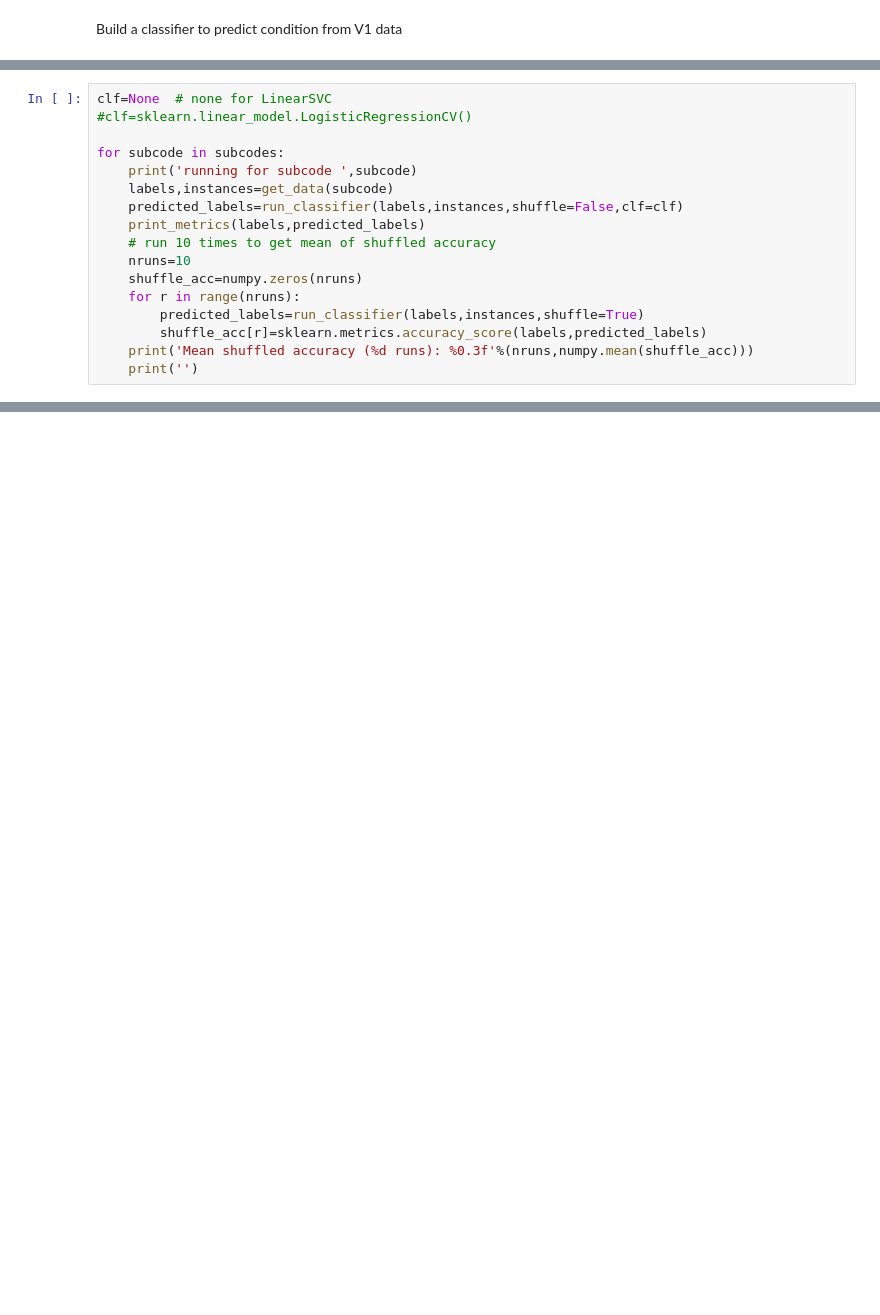
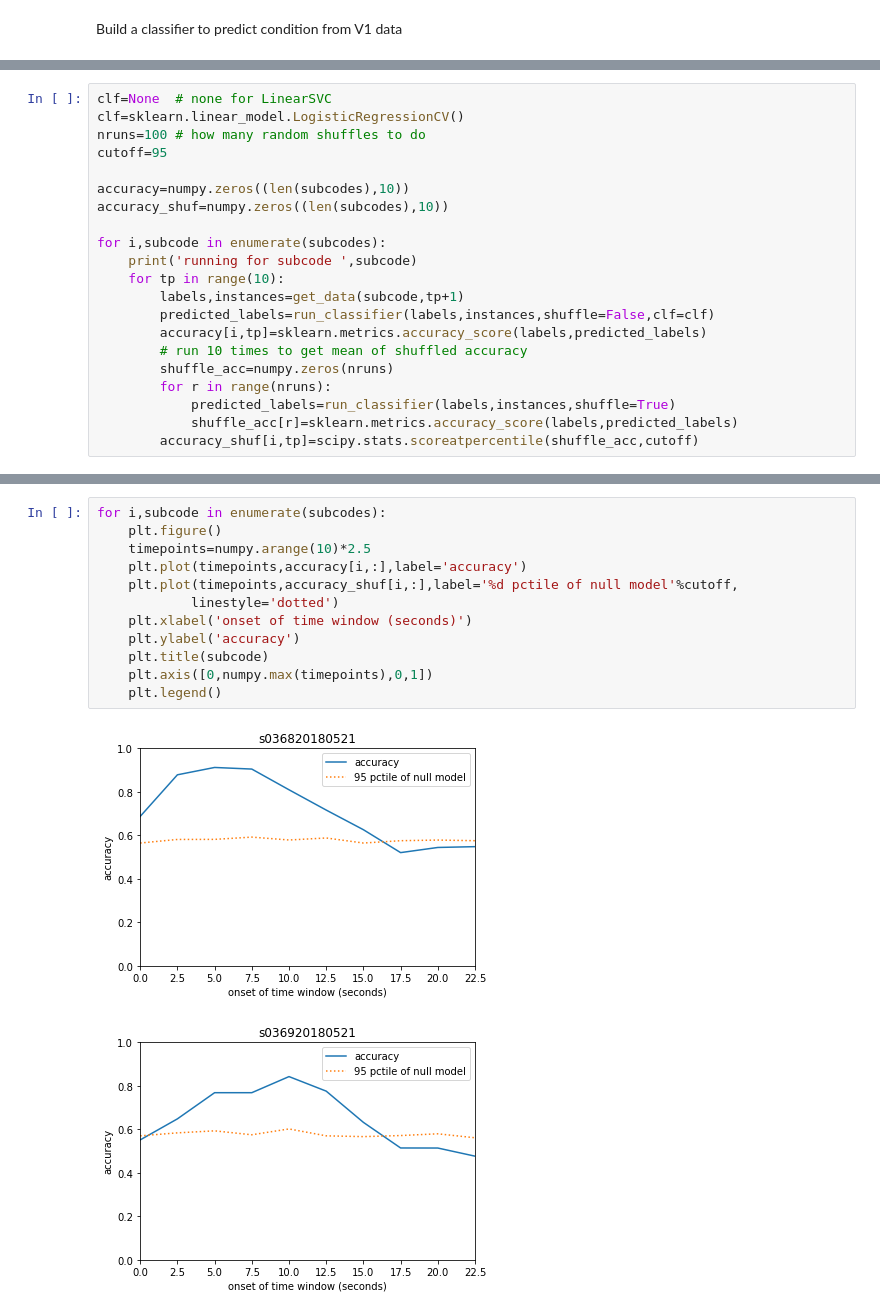
Before and after one commit to justingardner/nepr207, a Jupyter notebook: 2018/classification_analysis/ClassificationAnalysis.ipynb, the cells around one changed output, grey strips where cells are left out. Drawn from its saved outputs; the diff is of its cells as text; blank space fills up the shorter version.

```diff
--- a/2018/classification_analysis/ClassificationAnalysis.ipynb
+++ b/2018/classification_analysis/ClassificationAnalysis.ipynb
@@ -67,20 +67,24 @@ def print_metrics(labels,predicted_labels):
     print('Accuracy:',sklearn.metrics.accuracy_score(labels,predicted_labels))
 # %%
 clf=None  # none for LinearSVC
-#clf=sklearn.linear_model.LogisticRegressionCV()
+clf=sklearn.linear_model.LogisticRegressionCV()
+nruns=100 # how many random shuffles to do
+cutoff=95
 
-for subcode in subcodes:
+accuracy=numpy.zeros((len(subcodes),10))
+accuracy_shuf=numpy.zeros((len(subcodes),10))
+
+for i,subcode in enumerate(subcodes):
     print('running for subcode ',subcode)
-    labels,instances=get_data(subcode)
-    predicted_labels=run_classifier(labels,instances,shuffle=False,clf=clf)
-    print_metrics(labels,predicted_labels)
-    # run 10 times to get mean of shuffled accuracy
-    nruns=10
-    shuffle_acc=numpy.zeros(nruns)
-    for r in range(nruns):
-        predicted_labels=run_classifier(labels,instances,shuffle=True)
-        shuffle_acc[r]=sklearn.metrics.accuracy_score(labels,predicted_labels)
-    print('Mean shuffled accuracy (%d runs): %0.3f'%(nruns,numpy.mean(shuffle_acc)))
-    print('')
+    for tp in range(10):
+        labels,instances=get_data(subcode,tp+1)
+        predicted_labels=run_classifier(labels,instances,shuffle=False,clf=clf)
+        accuracy[i,tp]=sklearn.metrics.accuracy_score(labels,predicted_labels)
+        # run 10 times to get mean of shuffled accuracy
+        shuffle_acc=numpy.zeros(nruns)
+        for r in range(nruns):
+            predicted_labels=run_classifier(labels,instances,shuffle=True)
+            shuffle_acc[r]=sklearn.metrics.accuracy_score(labels,predicted_labels)
+        accuracy_shuf[i,tp]=scipy.stats.scoreatpercentile(shuffle_acc,cutoff)
 # %% [output]
 running for subcode  s036820180521
@@ -102,0 +94,15 @@ Mean shuffled accuracy (10 runs): 0.330
+# %%
+for i,subcode in enumerate(subcodes):
+    plt.figure()
+    timepoints=numpy.arange(10)*2.5
+    plt.plot(timepoints,accuracy[i,:],label='accuracy')
+    plt.plot(timepoints,accuracy_shuf[i,:],label='%d pctile of null model'%cutoff,
+            linestyle='dotted')
+    plt.xlabel('onset of time window (seconds)')
+    plt.ylabel('accuracy')
+    plt.title(subcode)
+    plt.axis([0,numpy.max(timepoints),0,1])
+    plt.legend()
+# %% [output]
+[figure, added]
+[figure, added]
```
Also changed, not shown: parts of 9 cells of this notebook.
